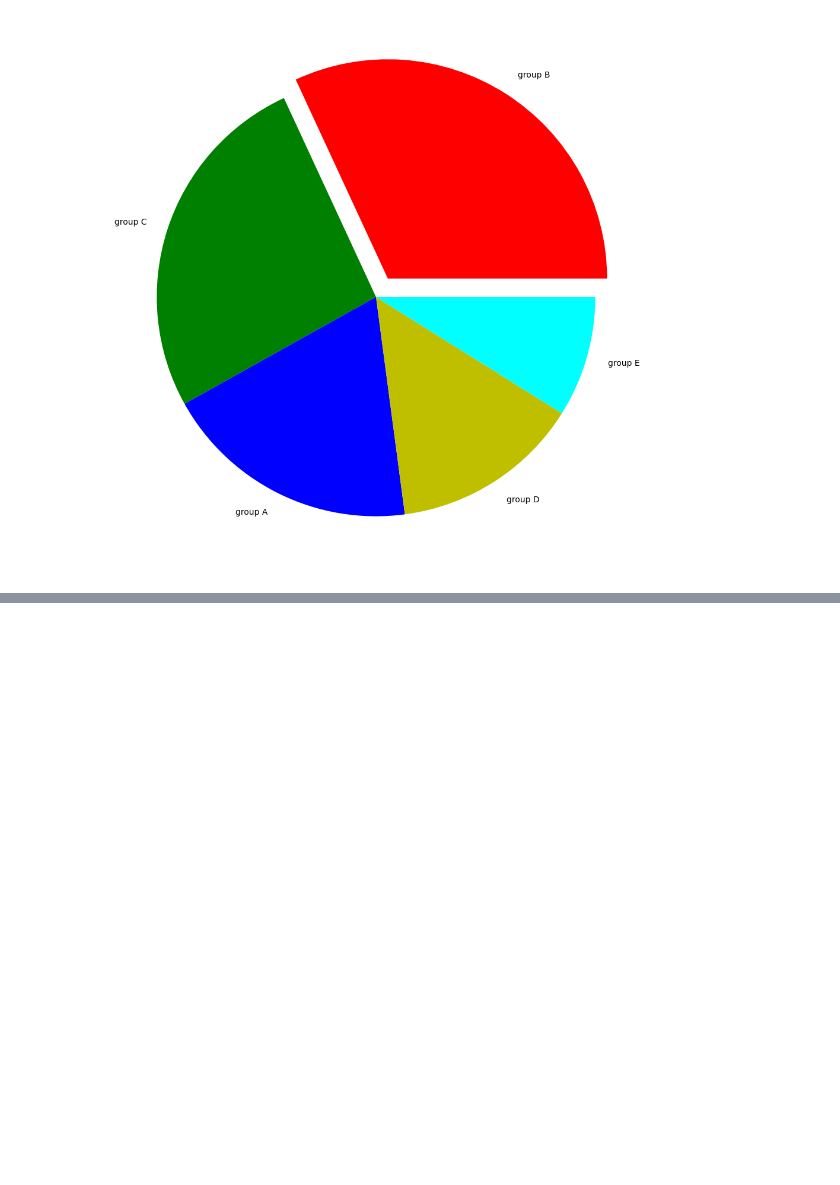
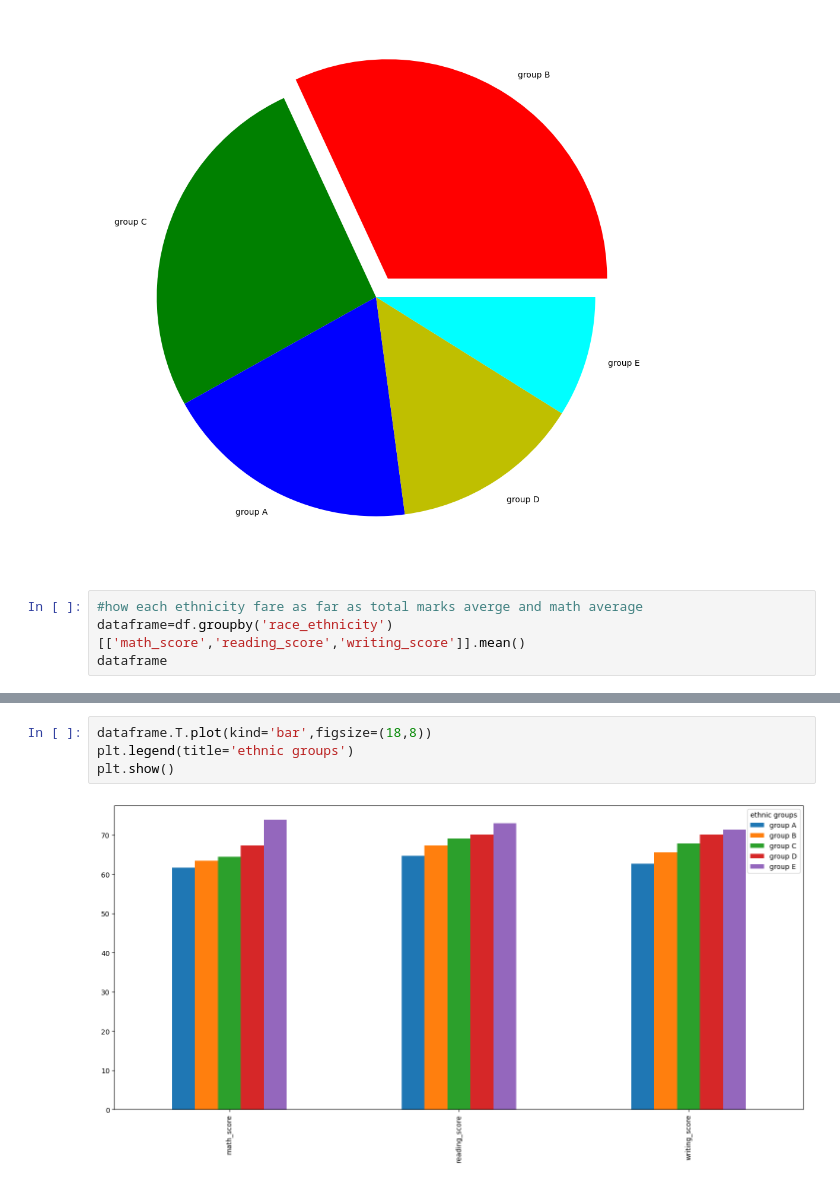
Before and after one commit to jawaabi123/mlprojectpipeline, a Jupyter notebook: src/notebook/dataset_eda.ipynb, the cells around one changed output, grey strips where cells are left out. Cells and saved outputs as stored; diff of their text form; blank space fills up the shorter version.

```diff
--- a/src/notebook/dataset_eda.ipynb
+++ b/src/notebook/dataset_eda.ipynb
@@ -372,3 +372,7 @@ plt.pie(df.race_ethnicity.value_counts(),labels=labels,colors=colors,explode=[0.
 plt.show()
 # %% [output]
 [figure]
+# %%
+#how each ethnicity fare as far as total marks averge and math average
+dataframe=df.groupby('race_ethnicity')[['math_score','reading_score','writing_score']].mean()
+dataframe
@@ -374,0 +387,6 @@ plt.show()
+# %%
+dataframe.T.plot(kind='bar',figsize=(18,8))
+plt.legend(title='ethnic groups')
+plt.show()
+# %% [output]
+[figure, added]
```
Also changed, not shown: parts of 6 cells of this notebook, 2 other files.
